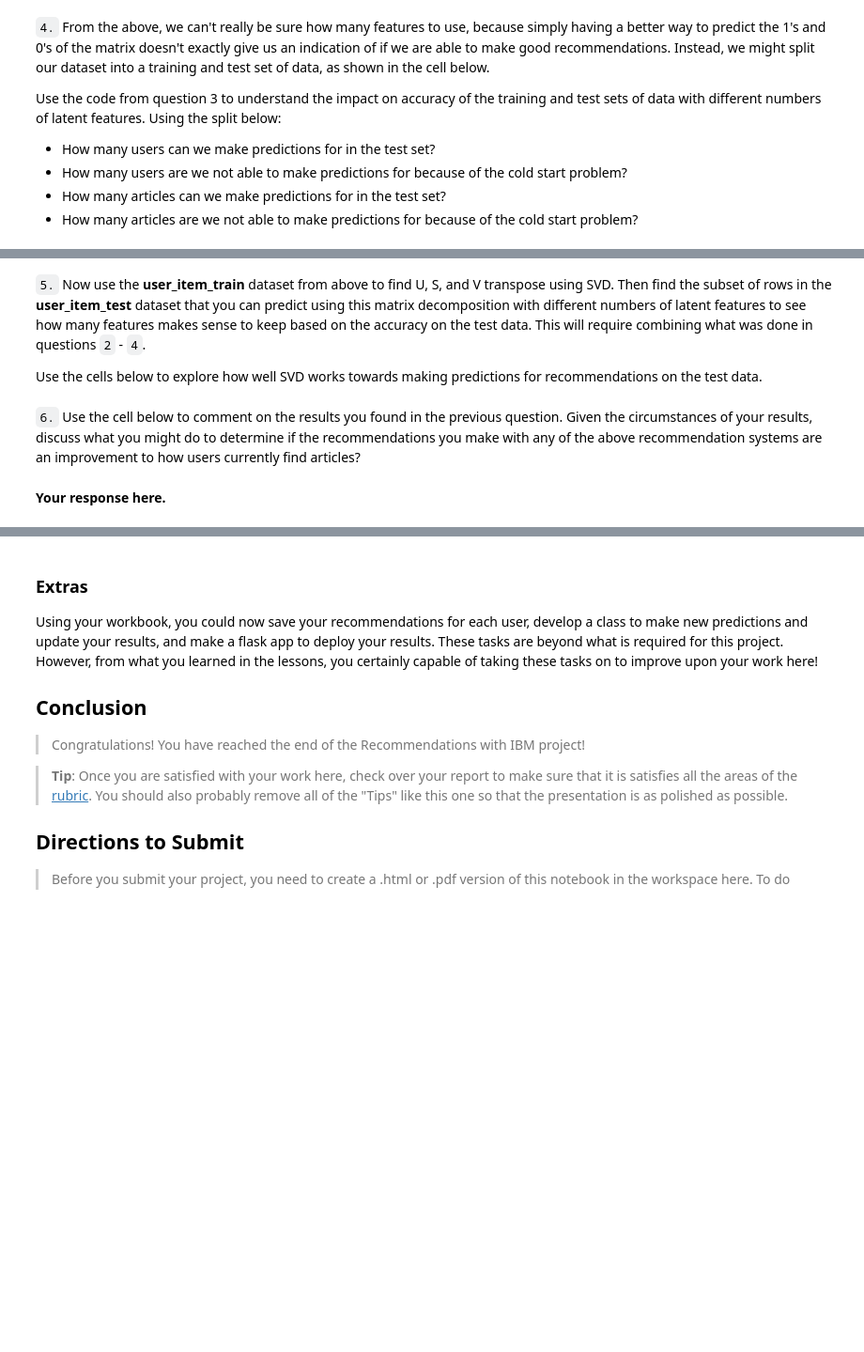
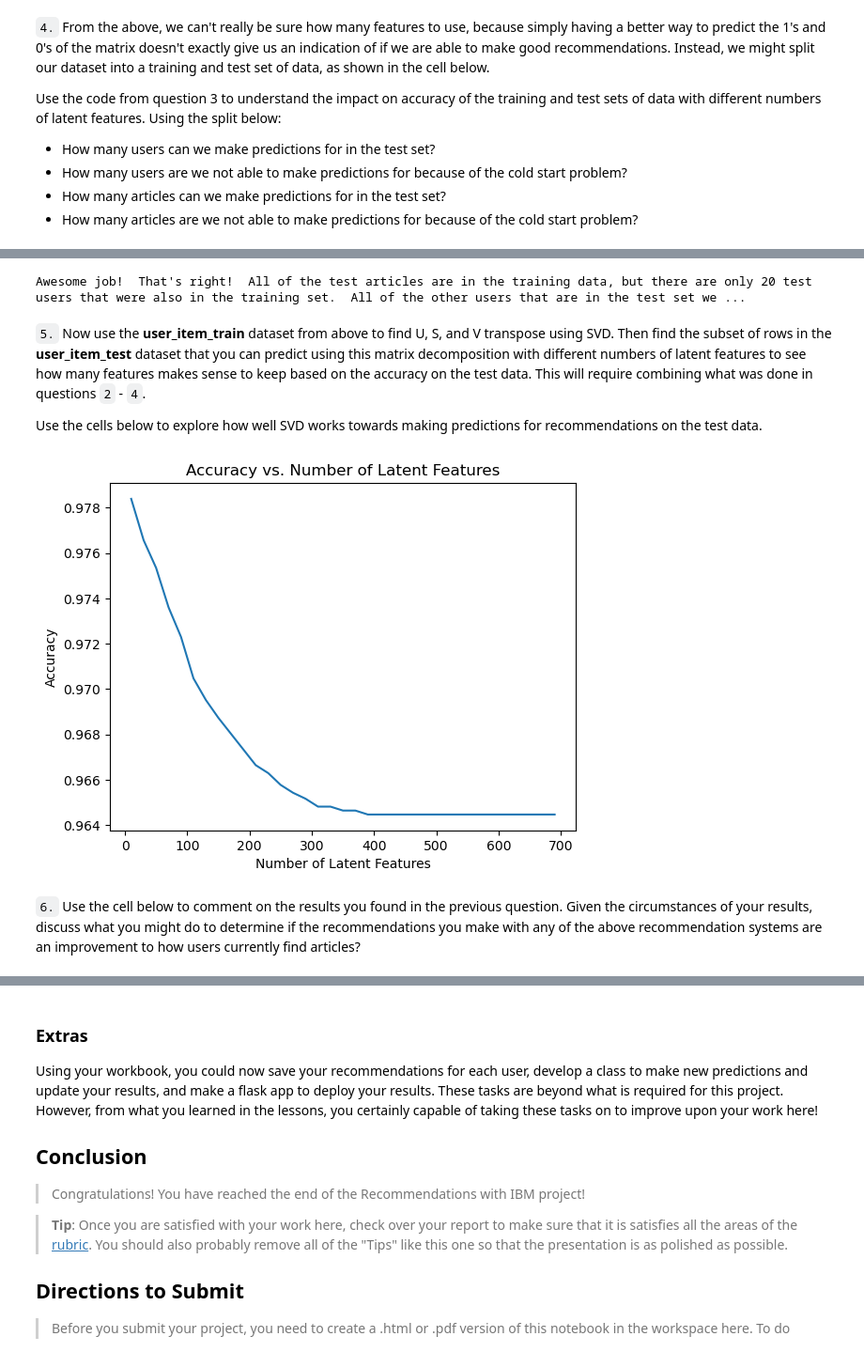
Before and after one commit to epistemetrica/recommendations_project, a Jupyter notebook: Recommendations_with_IBM.ipynb, the cells around one changed output, grey strips where cells are left out. Shown: that part at 94% size. Saved outputs shown, nothing was run; the diff lists cells and outputs as text; code cells hidden in the pictures; blank space fills up the shorter version.

```diff
--- a/Recommendations_with_IBM.ipynb
+++ b/Recommendations_with_IBM.ipynb
@@ -716,6 +716,10 @@ def create_test_and_train_user_item(df_train, df_test):
 
     '''
     # Your code here
+    user_item_train = create_user_item_matrix(df_train)
+    user_item_test = create_user_item_matrix(df_test)
+    test_idx = list(user_item_test.index)
+    test_arts = list(user_item_test.columns)
 
     return user_item_train, user_item_test, test_idx, test_arts
 
@@ -729,24 +737,57 @@ d = 0
 
 
 sol_4_dict = {
-    'How many users can we make predictions for in the test set?': # letter here,
-    'How many users in the test set are we not able to make predictions for because of the cold start problem?': # letter here,
-    'How many articles can we make predictions for in the test set?': # letter here,
-    'How many articles in the test set are we not able to make predictions for because of the cold start problem?': # letter here
+    'How many users can we make predictions for in the test set?': c,
+    'How many users in the test set are we not able to make predictions for because of the cold start problem?': a,
+    'How many articles can we make predictions for in the test set?': b,
+    'How many articles in the test set are we not able to make predictions for because of the cold start problem?': d
 }
 
 t.sol_4_test(sol_4_dict)
+# %% [output]
+Awesome job!  That's right!  All of the test articles are in the training data, but there are only 20 test users that were also in the training set.  All of the other users that are in the test set we ...
 # %% [markdown]
 `5.` Now use the **user_item_train** dataset from above to find U, S, and V transpose using SVD. Then find the subset of rows in the **user_item_test** dataset that you can predict using this matrix decomposition with different numbers of latent features to see how many features makes sense to keep based on the accuracy on the test data. This will require combining what was done in questions `2` - `4`.
 
 Use the cells below to explore how well SVD works towards making predictions for recommendations on the test data.
 # %%
 # fit SVD on the user_item_train matrix
-u_train, s_train, vt_train = # fit svd similar to above then use the cells below
+u_train, s_train, vt_train = np.linalg.svd(user_item_train) # fit svd similar to above then use the cells below
+# %%
+#find subset of rows in user_item_test dataset that we can predict using the user_item_train SVD
+user_intersect = np.intersect1d(user_item_train.index, test_idx)
+subset = user_item_test.loc[user_intersect]
 # %%
 # Use these cells to see how well you can use the training
 # decomposition to predict on test data
+# %%
+num_latent_feats = np.arange(10,700+10,20)
+sum_errs = []
+
+for k in num_latent_feats:
+    # restructure with k latent features
+    s_train_new, u_train_new, vt_train_new = np.diag(s_train[:k]), u_train[:, :k], vt_train[:k, :]
+
+    #subset U and Vt matrices
+    u_train_new_subset = u_train_new[user_item_train.index.isin(test_idx), :]
+    vt_train_new_subset = vt_train_new[:, user_item_train.columns.isin(test_arts)]
+
+    # take dot product
+    user_item_est = np.around(np.dot(np.dot(u_train_new_subset, s_train_new), vt_train_new_subset))
+
+    # compute error for each prediction to actual value
+    diffs = np.absolute(np.subtract(subset, user_item_est))
+
+    # total errors and keep track of them
+    err = np.sum(np.sum(np.abs(diffs)))
+    sum_errs.append(err)
+
+
+plt.plot(num_latent_feats, 1 - np.array(sum_errs)/(subset.shape[0]*subset.shape[1]));
+plt.xlabel('Number of Latent Features');
+plt.ylabel('Accuracy');
+plt.title('Accuracy vs. Number of Latent Features');
+# %% [output]
+[figure, added]
 # %% [markdown]
 `6.` Use the cell below to comment on the results you found in the previous question. Given the circumstances of your results, discuss what you might do to determine if the recommendations you make with any of the above recommendation systems are an improvement to how users currently find articles?
-# %% [markdown]
-**Your response here.**
```
Also changed, not shown: parts of 6 cells of this notebook.
